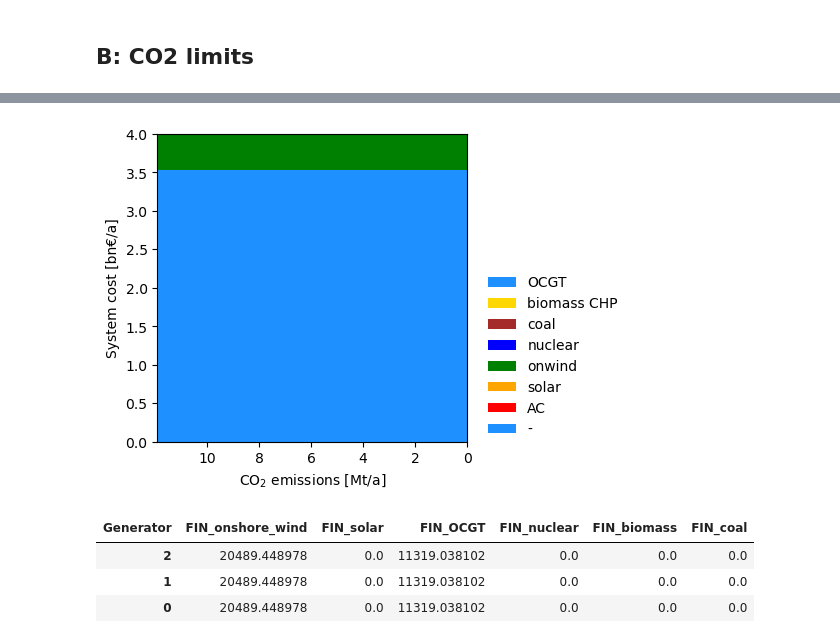
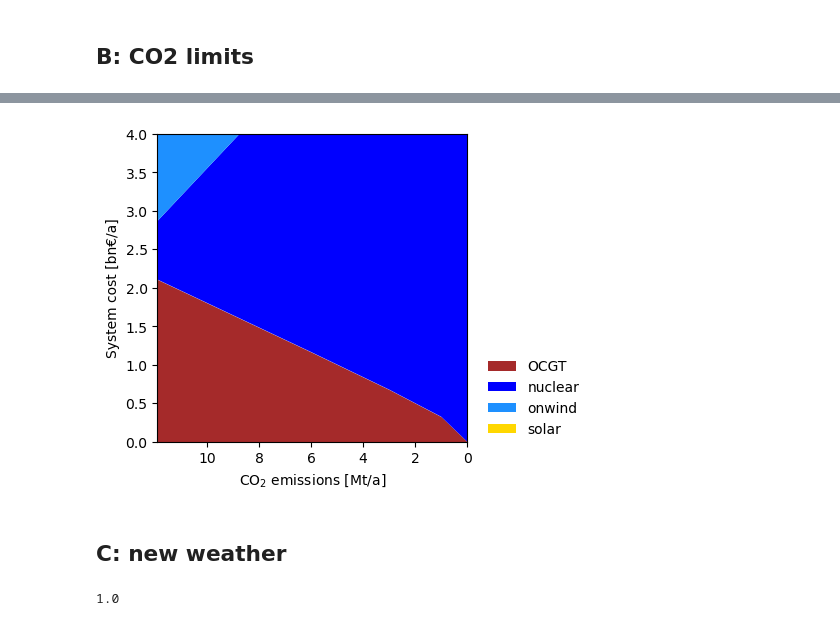
Before and after one commit to NicolineSimoneDTU/Integrated_Project, a Jupyter notebook: project.ipynb, the cells around one changed output, grey strips where cells are left out. Drawn from its saved outputs; the diff is of its cells as text; code cells hidden in the pictures.

```diff
--- a/project.ipynb
+++ b/project.ipynb
@@ -83,7 +87,7 @@ coal_marginal = costs.at["coal", "marginal_cost"] #EUR/MWh
 # %%
 # Create a PyPSA network
 network = pypsa.Network()
-network.set_snapshots(snapshots)
+network.set_snapshots(snapshots.values)
 
 
 # Add buses
@@ -96,7 +100,7 @@ carriers = [
     "solar",
     "OCGT",
     "nuclear",
-    "Pumped-Storage-Hydro-store",
+    #"Pumped-Storage-Hydro-store",
     "biomass CHP",
     "coal"
 ]
@@ -112,20 +116,20 @@ network.add("Load", "FIN_el_load", bus="FIN_el", p_set=demand.values)
 
 
 # Add generators
-network.add("Generator", "FIN_onshore_wind", bus="FIN_el", p_nom_extendable=True, p_max_pu=onshore.values, marginal_cost=wind_marginal, capital_cost=wind_capital, carrier="onwind")
-network.add("Generator", "FIN_solar", bus="FIN_el", p_nom_extendable=True, p_max_pu=solar.values, marginal_cost=solar_marginal, capital_cost=solar_capital, carrier="solar")
-network.add("Generator", "FIN_OCGT", bus="FIN_el", p_nom_extendable=True, p_max_pu=1, marginal_cost=gas_marginal, efficiency = costs.at["OCGT","efficiency"], capital_cost=gas_capital, carrier="OCGT")
-network.add("Generator", "FIN_nuclear", bus="FIN_el", p_nom_extendable=True, p_max_pu=1, marginal_cost=nuclear_marginal, efficiency = costs.at["nuclear","efficiency"], capital_cost=nuclear_capital, carrier="nuclear")
-network.add("Generator", "FIN_biomass", bus="FIN_el", p_nom_extendable=True, p_max_pu=1, marginal_cost=biomass_marginal, efficiency = costs.at["biomass CHP","efficiency"], capital_cost=biomass_capital, carrier="biomass CHP")
-network.add("Generator", "FIN_coal", bus="FIN_el", p_nom_extendable=True, p_max_pu=1, marginal_cost=coal_marginal, efficiency = costs.at["coal","efficiency"], capital_cost=coal_capital, carrier="coal")
+network.add("Generator", "onwind", bus="FIN_el", p_nom_extendable=True, p_max_pu=onshore_2015.values, marginal_cost=wind_marginal, capital_cost=wind_capital, carrier="onwind")
+network.add("Generator", "solar", bus="FIN_el", p_nom_extendable=True, p_max_pu=solar_2015.values, marginal_cost=solar_marginal, capital_cost=solar_capital, carrier="solar")
+network.add("Generator", "OCGT", bus="FIN_el", p_nom_extendable=True, p_max_pu=1, marginal_cost=gas_marginal, efficiency = costs.at["OCGT","efficiency"], capital_cost=gas_capital, carrier="OCGT")
+network.add("Generator", "nuclear", bus="FIN_el", p_nom_extendable=True, p_max_pu=1, marginal_cost=nuclear_marginal, efficiency = costs.at["nuclear","efficiency"], capital_cost=nuclear_capital, carrier="nuclear")
+network.add("Generator", "biomass CHP", bus="FIN_el", p_nom_extendable=True, p_max_pu=1, marginal_cost=biomass_marginal, efficiency = costs.at["biomass CHP","efficiency"], capital_cost=biomass_capital, carrier="biomass CHP")
+network.add("Generator", "coal", bus="FIN_el", p_nom_extendable=True, p_max_pu=1, marginal_cost=coal_marginal, efficiency = costs.at["coal","efficiency"], capital_cost=coal_capital, carrier="coal")
 
 # Add hydro
-network.add("Link", "FIN_hydro", bus0="FIN_hydro", bus1="FIN_el",
-            p_nom_extendable=True, efficiency=1, p_max_pu=1, p_min_pu=-1, capital_cost=0)
+#network.add("Link", "FIN_hydro", bus0="FIN_hydro", bus1="FIN_el",
+ #           p_nom_extendable=True, efficiency=1, p_max_pu=1, p_min_pu=-1, capital_cost=0)
 
 # Add hydro storage
-network.add("StorageUnit", "FIN_pumped_hydro", bus="FIN_hydro", efficiency_store=0.86, efficiency_dispatch=0.86, capital_cost=pumped_hydro_capital, marginal_cost=pumped_hydro_marginal,
-            p_nom_extendable=True, cyclic_state_of_charge=True) # , inflow = 20
+#network.add("StorageUnit", "FIN_pumped_hydro", bus="FIN_hydro", efficiency_store=0.86, efficiency_dispatch=0.86, capital_cost=pumped_hydro_capital, marginal_cost=pumped_hydro_marginal,
+ #           p_nom_extendable=True, cyclic_state_of_charge=True) # , inflow = 20
 
 
 # Optimize
@@ -274,6 +282,15 @@ plt.show()
 # %% [markdown]
 ## B: CO2 limits
 # %%
+network.add(
+    "GlobalConstraint",
+    "CO2Limit",
+    carrier_attribute="co2_emissions",
+    sense="<=",
+    constant=11000000, #11.9MtCO2
+    type="primary_energy",
+)
+
 sensitivity_cost = {}
 sensitivity_capacity = {}
 sensitivity_production = {}
@@ -323,25 +348,25 @@ Set parameter Username
 # %%
 sens_cost = pd.DataFrame(sensitivity_cost).T.div(1e3)  # billion Euro/a
 sens_cap = pd.DataFrame(sensitivity_capacity).T
 sens_prod = pd.DataFrame(sensitivity_production).T.div(1e3)  # GWh/a
+
 sens_cost.plot.area(
     stacked=True,
     linewidth=0,
-    color=colors,
+    color=sens_cost.columns.map(network.carriers.color),
     figsize=(4, 4),
     xlim=(min(co2Limits), max(co2Limits)),
     xlabel=r"CO$_2$ emissions [Mt/a]",
     ylabel="System cost [bn€/a]",
     ylim=(0, 4),
 )
 plt.legend(frameon=False, loc=(1.05, 0))
 plt.gca().invert_xaxis()
 # %% [output]
-[figure, old version]
+[figure, new version]
-# %%
-sens_cap
-# %% [output]
-| Generator | FIN_onshore_wind | FIN_solar | FIN_OCGT | FIN_nuclear | FIN_biomass | FIN_coal |
-| 2 | 20489.448978 | 0.0 | 11319.038102 | 0.0 | 0.0 | 0.0 |
-| 1 | 20489.448978 | 0.0 | 11319.038102 | 0.0 | 0.0 | 0.0 |
-| 0 | 20489.448978 | 0.0 | 11319.038102 | 0.0 | 0.0 | 0.0 |
+# %% [markdown]
+## C: new weather
+# %%
+network.generators.loc["onwind", "p_max_pu"]
+# %% [output]
+1.0
```
Also changed, not shown: parts of 13 cells of this notebook.
